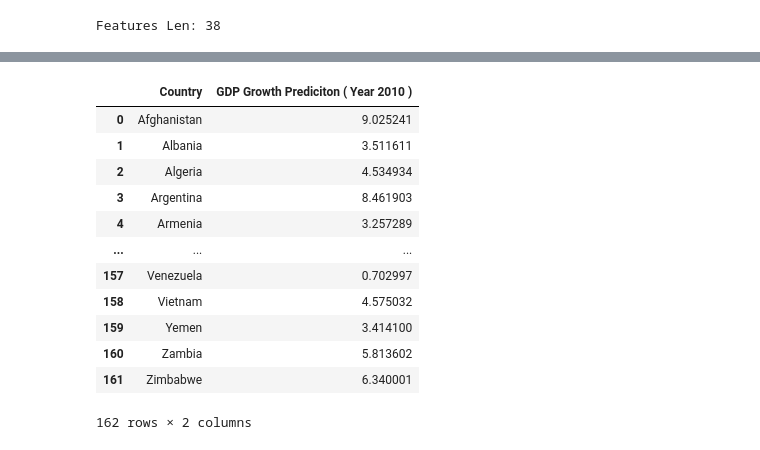
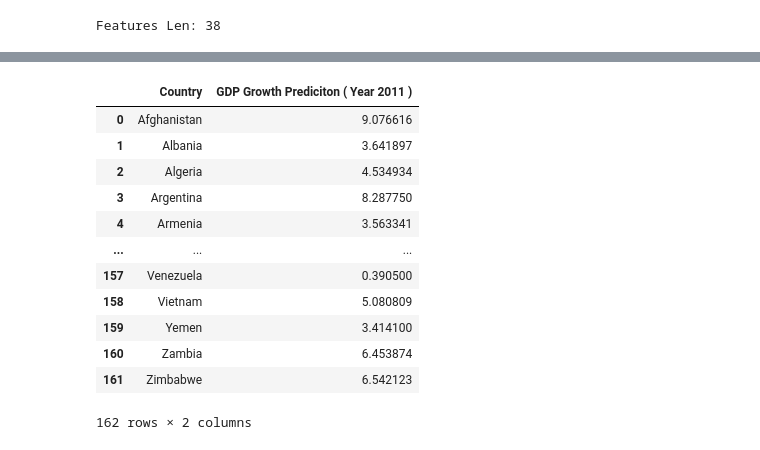
Before and after one commit to Pastells/gdp_growth_forecast, a Jupyter notebook: analysis/Analysis 2.ipynb, the cells around one changed output, grey strips where cells are left out. Cells and saved outputs as stored; diff of their text form; code cells hidden in the pictures.

```diff
--- a/analysis/Analysis 2.ipynb
+++ b/analysis/Analysis 2.ipynb
@@ -164,40 +170,40 @@ plt.show()
 # %%
-#We have to make the predict for the year 2010, using the last indicators info
+#We have to make the predict for the year 2011, using the last indicators info
 #And write the info on the data-base
 
 country_list = df.index.unique('Country')
 country_list
 
-#Last indicators information #Utilitzo el pivoted perque no estan modificats els anys
+#Last indicators information
 pivoted_df = pivoted_df.dropna(axis='columns',thresh=6000)
 pivoted_df = pivoted_df.dropna()
 pivoted_df.drop(columns=["GDP growth (annual %)"], inplace=True)
 pivoted_df
 
 #Dataframe with all the countries
 results_test = pd.DataFrame(country_list)
 
 #Array to save all the predicted values of the last year
 Predicted_values = np.array([])
 #We will have to add the prediction function
 for country in country_list:
     pred_indicators = pivoted_df.loc[country].iloc[[-1]] #Select last row of each contry.
     gbm_y_pred = gbm_model.predict(pred_indicators)
     Predicted_values = np.append(Predicted_values,gbm_y_pred)
 
-results_test["GDP Growth Prediciton ( Year 2010 )"] = Predicted_values
+results_test["GDP Growth Prediciton ( Year 2011 )"] = Predicted_values
 results_test
 # %% [output]
-|  | Country | GDP Growth Prediciton ( Year 2010 ) |
-| 0 | Afghanistan | 9.025241 |
-| 1 | Albania | 3.511611 |
+|  | Country | GDP Growth Prediciton ( Year 2011 ) |
+| 0 | Afghanistan | 9.076616 |
+| 1 | Albania | 3.641897 |
 | 2 | Algeria | 4.534934 |
-| 3 | Argentina | 8.461903 |
-| 4 | Armenia | 3.257289 |
+| 3 | Argentina | 8.287750 |
+| 4 | Armenia | 3.563341 |
 | ... | ... | ... |
-| 157 | Venezuela | 0.702997 |
-| 158 | Vietnam | 4.575032 |
+| 157 | Venezuela | 0.390500 |
+| 158 | Vietnam | 5.080809 |
 | 159 | Yemen | 3.414100 |
-| 160 | Zambia | 5.813602 |
-| 161 | Zimbabwe | 6.340001 |
+| 160 | Zambia | 6.453874 |
+| 161 | Zimbabwe | 6.542123 |
 162 rows × 2 columns
```
Also changed, not shown: parts of 6 cells of this notebook, 13 other files.
